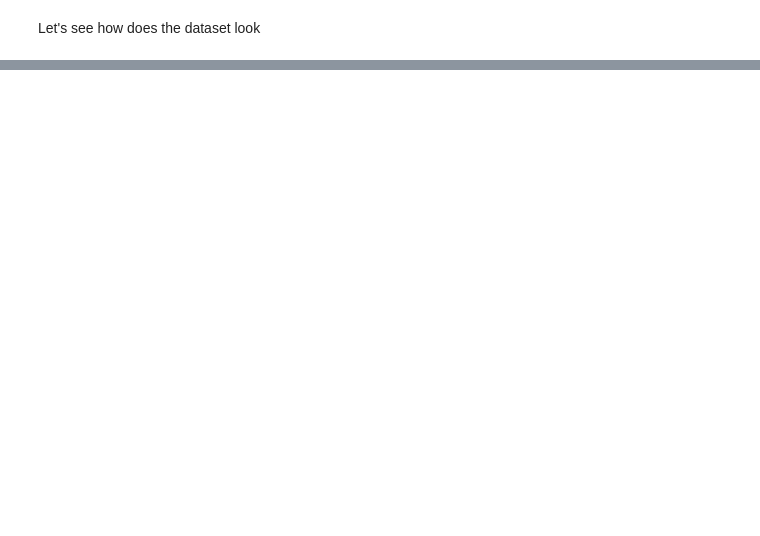
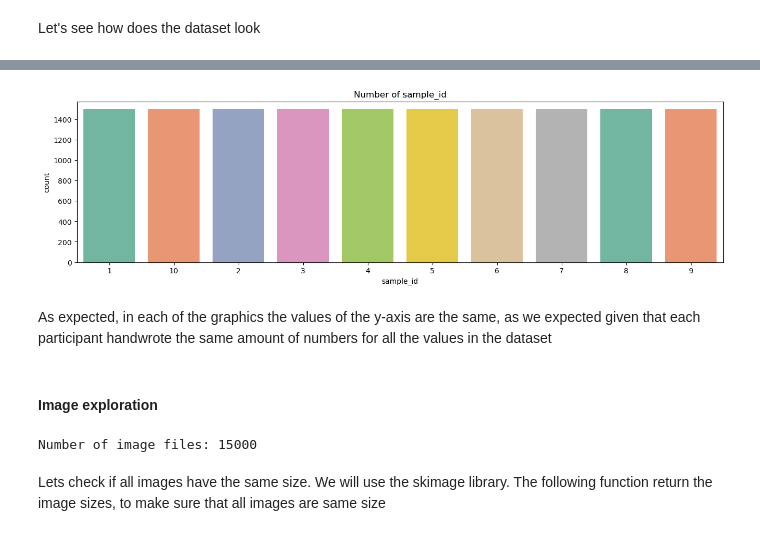
Before and after one commit to ManuIluro22/Chinese_MNIST, a Jupyter notebook: notebook/Cas_Kaggle_MNIST_Chinp_git.ipynb, the cells around one changed output, grey strips where cells are left out. Saved outputs shown, nothing was run; the diff lists cells and outputs as text; code cells hidden in the pictures; blank space fills up the shorter version.

```diff
--- a/notebook/Cas_Kaggle_MNIST_Chinp_git.ipynb
+++ b/notebook/Cas_Kaggle_MNIST_Chinp_git.ipynb
@@ -42,0 +192,15 @@ dataset_raw.sample(5).head()
+# %%
+plot_distribution(dataset_raw,"sample_id")
+# %% [output]
+[figure, added]
+# %% [markdown]
+As expected, in each of the graphics the values of the y-axis are the same, as we expected given that each participant handwrote the same amount of numbers for all the values in the dataset
+# %% [markdown]
+#### Image exploration
+# %%
+image_files = list(os.listdir("./chinese-mnist/data/data"))
+print("Number of image files: {}".format(len(image_files)))
+# %% [output]
+Number of image files: 15000
+# %% [markdown]
+Lets check if all images have the same size. We will use the skimage library. The following function return the image sizes, to make sure that all images are same size
```
Also changed, not shown: parts of 157 cells of this notebook.
